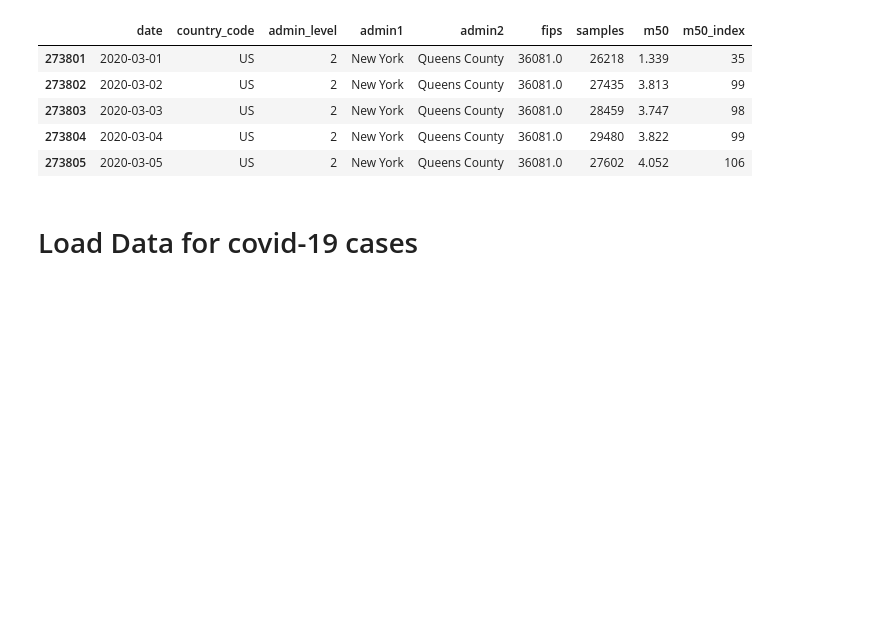
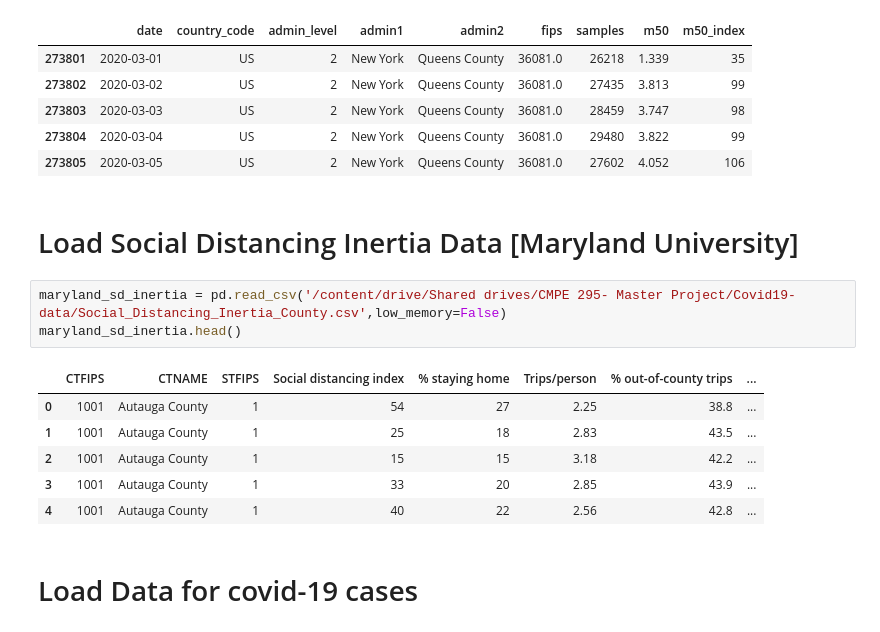
Before and after one commit to jeyasri-s2/meansquares, a Jupyter notebook: NY_baselineAnalysis.ipynb, the cells around one changed output. Saved outputs shown, nothing was run; the diff lists cells and outputs as text; blank space fills up the shorter version.

Commit message:
Social Distancing Inertia Data Loaded

```diff
--- a/NY_baselineAnalysis.ipynb
+++ b/NY_baselineAnalysis.ipynb
@@ -322,6 +332,18 @@ queens_social_distancing.head()
 | 273803 | 2020-03-03 | US | 2 | New York | Queens County | 36081.0 | 28459 | 3.747 | 98 |
 | 273804 | 2020-03-04 | US | 2 | New York | Queens County | 36081.0 | 29480 | 3.822 | 99 |
 | 273805 | 2020-03-05 | US | 2 | New York | Queens County | 36081.0 | 27602 | 4.052 | 106 |
+# %% [markdown]
+# Load Social Distancing Inertia Data [Maryland University]
+# %%
+maryland_sd_inertia = pd.read_csv('/content/drive/Shared drives/CMPE 295- Master Project/Covid19-data/Social_Distancing_Inertia_County.csv',low_memory=False)
+maryland_sd_inertia.head()
+# %% [output]
+|  | CTFIPS | CTNAME | STFIPS | Social distancing index | % staying home | Trips/person | % out-of-county trips | ... |
+| 0 | 1001 | Autauga County | 1 | 54 | 27 | 2.25 | 38.8 | ... |
+| 1 | 1001 | Autauga County | 1 | 25 | 18 | 2.83 | 43.5 | ... |
+| 2 | 1001 | Autauga County | 1 | 15 | 15 | 3.18 | 42.2 | ... |
+| 3 | 1001 | Autauga County | 1 | 33 | 20 | 2.85 | 43.9 | ... |
+| 4 | 1001 | Autauga County | 1 | 40 | 22 | 2.56 | 42.8 | ... |
 # %% [markdown]
 # Load Data for covid-19 cases
 # %%
```
Also changed, not shown: parts of 2 cells of this notebook.
